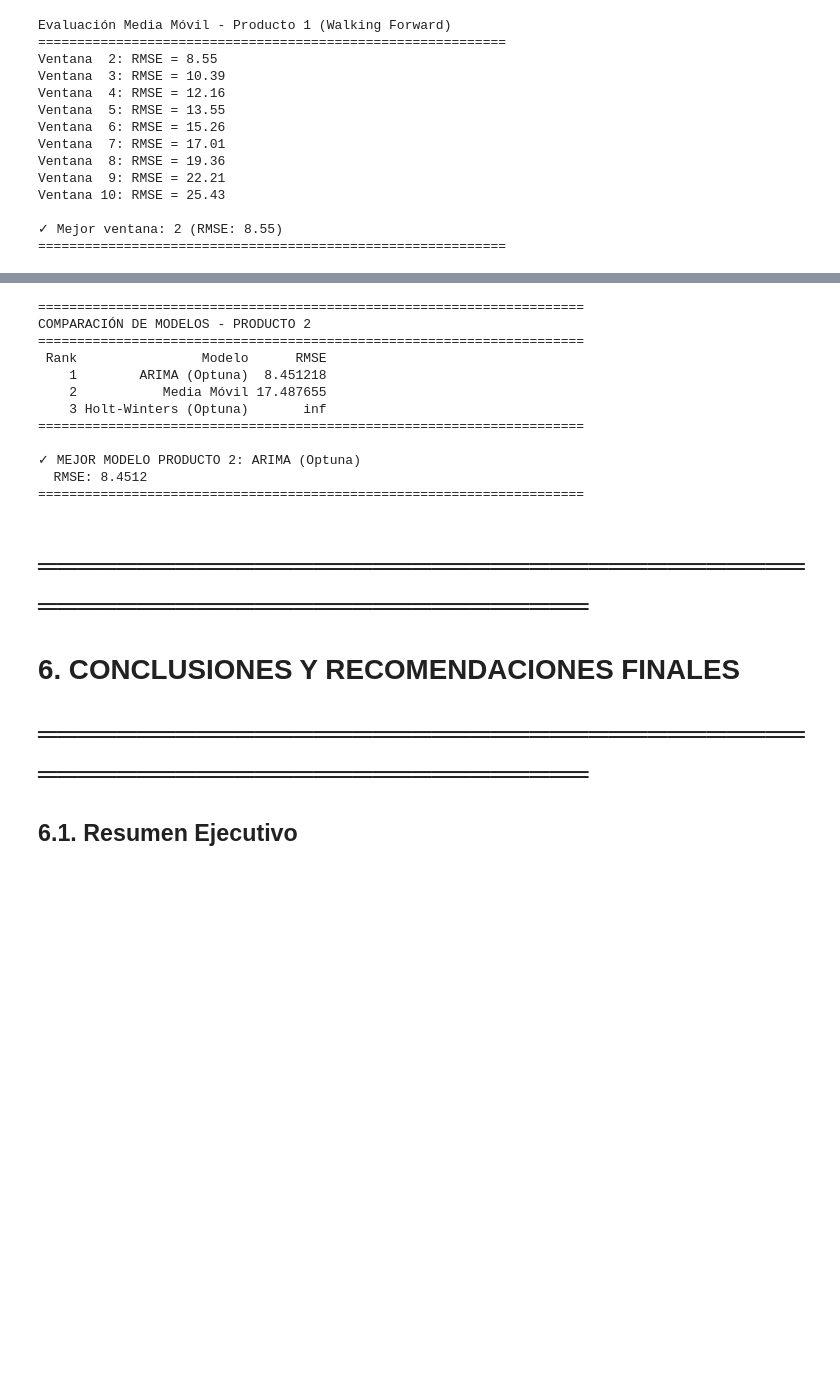
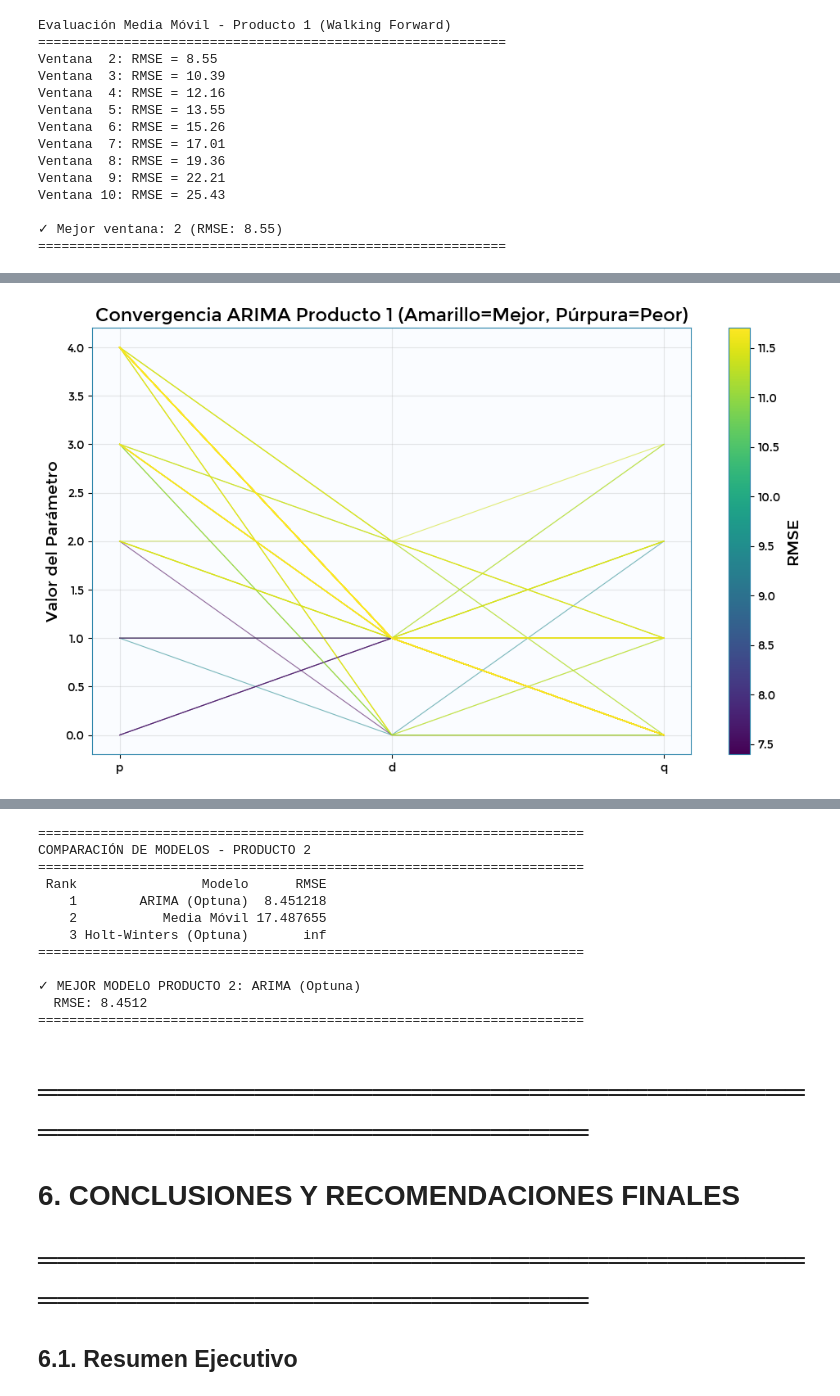
Before and after one commit to DarkLord0404/AAIII, a Jupyter notebook: Taller Final/TallerFinalV1.ipynb, the cells around one changed output, grey strips where cells are left out. Drawn from its saved outputs; the diff is of its cells as text; code cells hidden in the pictures; blank space fills up the shorter version.

```diff
--- a/Taller Final/TallerFinalV1.ipynb
+++ b/Taller Final/TallerFinalV1.ipynb
@@ -543,0 +867,89 @@ Esto puede tomar varios minutos...
+# %%
+# Visualización de Convergencia ARIMA Producto 1
+import matplotlib.pyplot as plt
+import numpy as np
+
+# Extraer datos de los trials completados
+trials_df = pd.DataFrame([
+    {**trial.params, 'rmse': trial.value}
+    for trial in study_arima_p1.trials
+    if trial.state.name == 'COMPLETE' and trial.value < np.inf
+])
+
+if len(trials_df) > 0:
+    # Crear gráfico
+    fig, ax = plt.subplots(figsize=(10, 6))
+
+    # Configurar coordenadas
+    params = ['p', 'd', 'q']
+    x_pos = np.arange(len(params))
+    rmse_values = trials_df['rmse'].values
+    colors = plt.cm.viridis(1 - (rmse_values - rmse_values.min()) / (rmse_values.max() - rmse_values.min()))
+
+    # Dibujar líneas
+    for i, row in trials_df.iterrows():
+        y_values = [row[param] for param in params]
+        ax.plot(x_pos, y_values, color=colors[i], alpha=0.6, linewidth=0.8)
+
+    # Configuración
+    ax.set_xticks(x_pos)
+    ax.set_xticklabels(params)
+    ax.set_ylabel('Valor del Parámetro')
+    ax.set_title('Convergencia ARIMA Producto 1 (Amarillo=Mejor, Púrpura=Peor)')
+    ax.grid(True, alpha=0.3)
+
+    # Colorbar
+    sm = plt.cm.ScalarMappable(cmap=plt.cm.viridis, norm=plt.Normalize(vmin=rmse_values.min(), vmax=rmse_values.max()))
+    plt.colorbar(sm, ax=ax, label='RMSE')
+
+    plt.tight_layout()
+    plt.show()
+
+    # Análisis de supuestos del mejor modelo ARIMA
+    print(f"\n{'='*60}")
+    print("ANÁLISIS DE SUPUESTOS DEL MEJOR MODELO ARIMA")
+    print(f"{'='*60}")
+    print(f"Modelo: ARIMA{best_order_p1}")
+    print(f"RMSE: {study_arima_p1.best_value:.4f}")
+    print(f"Trials válidos: {len(trials_df)} de {len(study_arima_p1.trials)}")
+
+    # Entrenar modelo final para análisis
+    try:
+        from statsmodels.tsa.arima.model import ARIMA
+        from statsmodels.stats.diagnostic import acorr_ljungbox
+
+        final_model = ARIMA(train_to1["producto1"], order=best_order_p1).fit()
+
+        print(f"\n✓ Modelo convergió: {final_model.mle_retvals['converged']}")
+        print(f"✓ Log-likelihood: {final_model.llf:.2f}")
+        print(f"✓ AIC: {final_model.aic:.2f}")
+        print(f"✓ BIC: {final_model.bic:.2f}")
+
+        # Verificar residuos
+        residuos = final_model.resid
+        ljung_box = acorr_ljungbox(residuos, lags=10, return_df=True)
+        p_value_ljung = ljung_box['lb_pvalue'].iloc[-1]
+
+        print(f"✓ Test Ljung-Box (p-value): {p_value_ljung:.4f}")
+        if p_value_ljung > 0.05:
+            print("  → Residuos parecen ruido blanco (✓)")
+        else:
+            print("  → Posible autocorrelación en residuos (⚠)")
+
+        # Verificar normalidad de residuos
+        from scipy import stats
+        _, p_norm = stats.jarque_bera(residuos)
+        print(f"✓ Test Jarque-Bera normalidad (p-value): {p_norm:.4f}")
+        if p_norm > 0.05:
+            print("  → Residuos parecen normales (✓)")
+        else:
+            print("  → Residuos no son normales (⚠)")
+
+    except Exception as e:
+        print(f"⚠ Error en análisis: {str(e)}")
+
+else:
+    print("⚠ No se encontraron trials válidos para visualización")
+    print("Esto puede indicar que los parámetros ARIMA necesitan ajuste")
+# %% [output]
+[figure, added]
```
Also changed, not shown: parts of 44 cells of this notebook, 7 other files.
